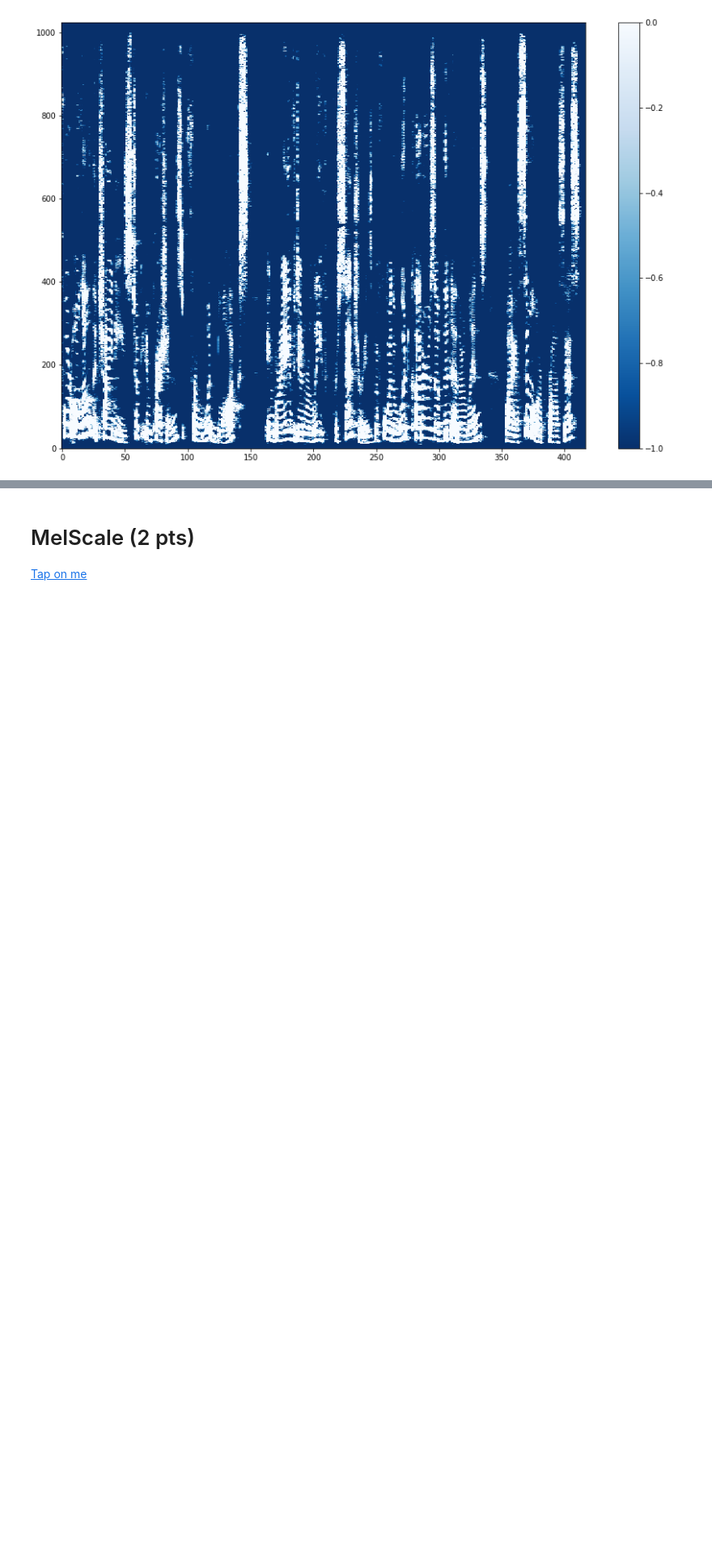
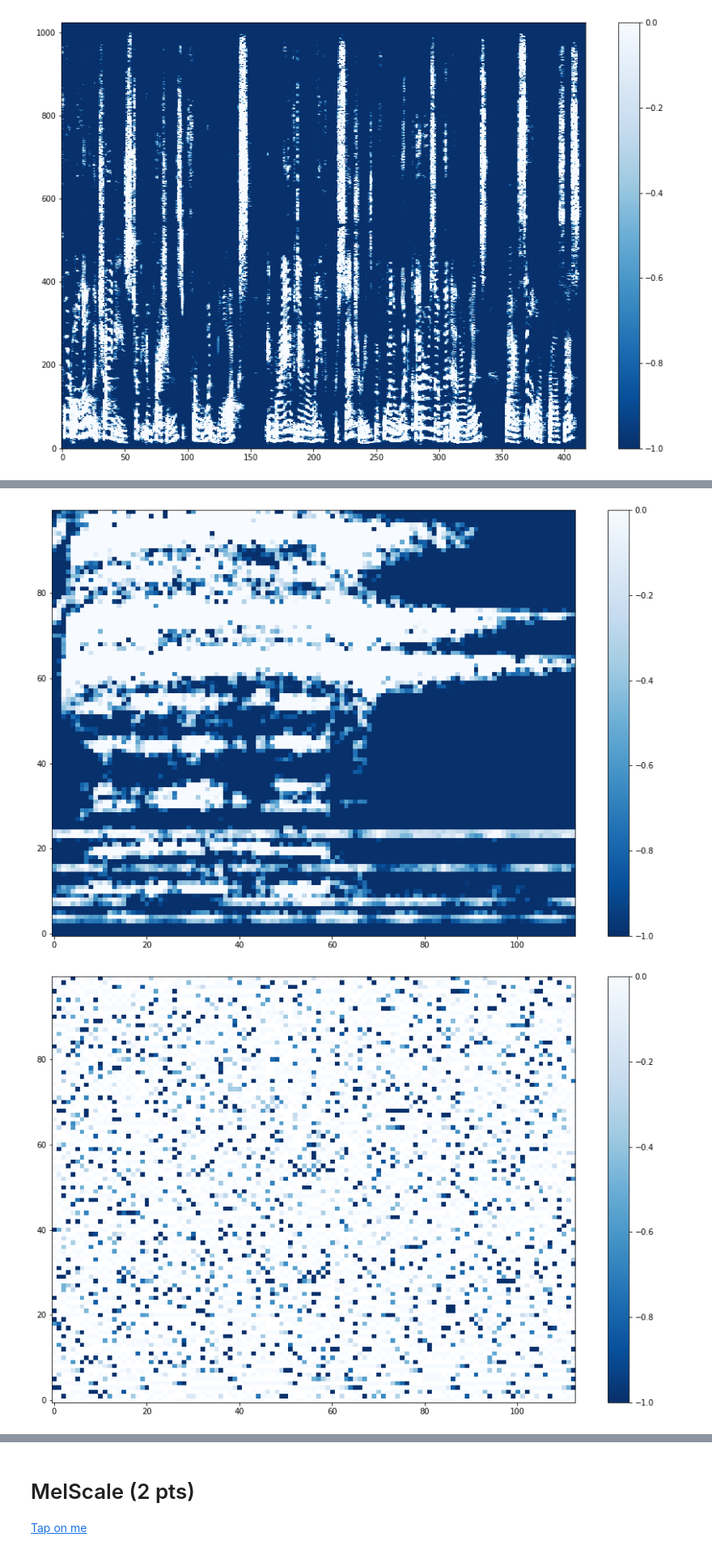
Before and after one commit to nikitakrutoy/itmo-dsp, a Jupyter notebook: HW2/homework.ipynb, the cells around one changed output, grey strips where cells are left out. Shown at 81% size. Saved outputs shown, nothing was run; the diff lists cells and outputs as text; code cells hidden in the pictures; blank space fills up the shorter version.

```diff
--- a/HW2/homework.ipynb
+++ b/HW2/homework.ipynb
@@ -201,7 +199,7 @@ def STFT(X, window_size, step):
     return FFT(
         X.unfold(
             1, window_size,
-            int(window_size/4)
+            step
         ) * torch.hann_window(window_size)
     )
 # %%
@@ -216,3 +216,5 @@ A_fft = FFT(A).abs()
+# %%
+A_fft = STFT(wav, window_size, int(window_size/4))
 # %%
 A_fft_torch = torch.stft(wav, n_fft=2048, window=torch.hann_window(window_size)).norm(dim=-1)[0].T
 # %%
@@ -247,0 +259,11 @@ Audio(wav, rate=sr)
+# %%
+def plotFileSTFT(file, window_size=1024, step=256, min_k=0, max_k=512):
+    w, sr_w = torchaudio.load(file)
+    wStft = STFT(w, window_size, int(window_size/4))
+    plot_spect(abs(wStft[0][:, min_k:max_k]))
+    plot_spect(np.angle(wStft[0][:, min_k:max_k]))
+# %%
+plotFileSTFT('train_whistle.wav', max_k=100)
+# %% [output]
+[figure, added]
+[figure, added]
```
Also changed, not shown: parts of 19 cells of this notebook, 1 other file.
